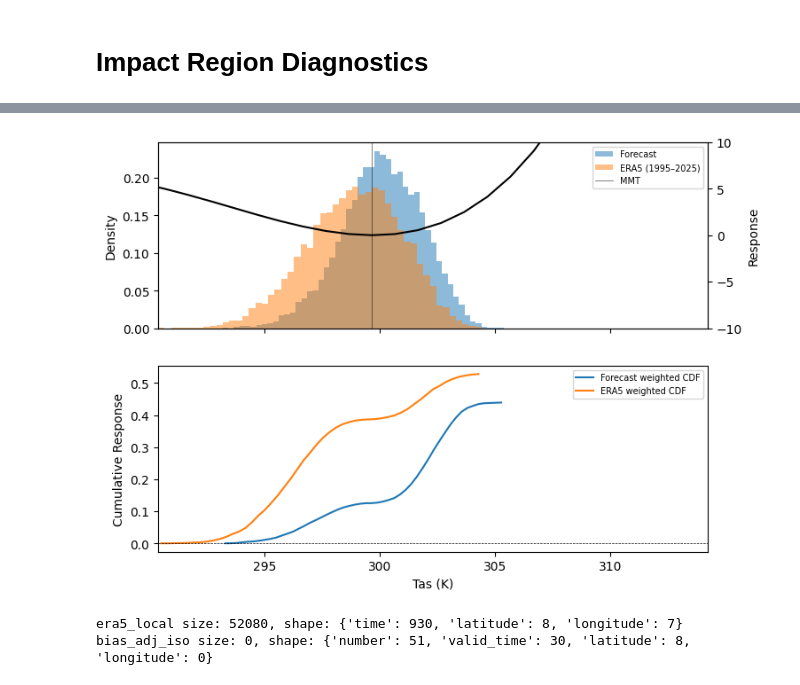
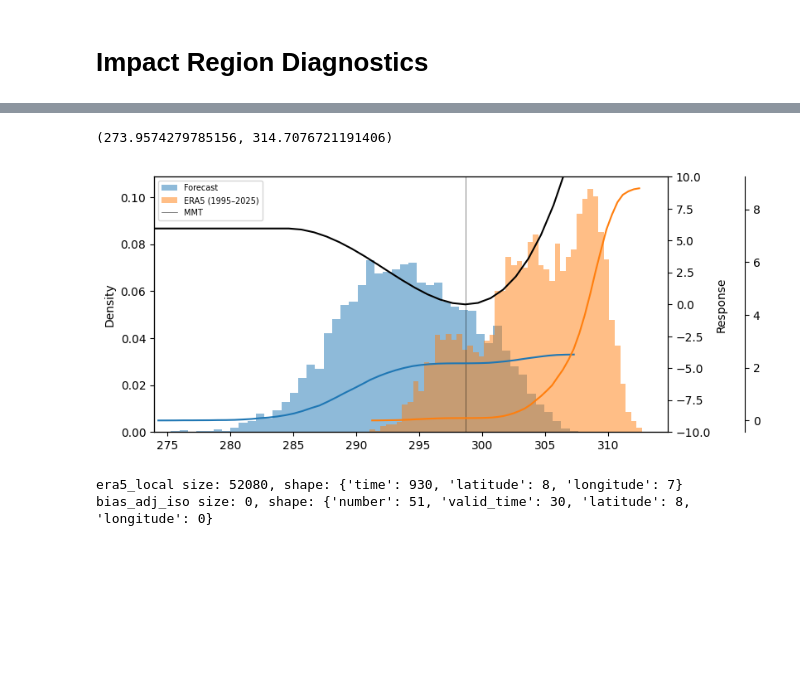
Before and after one commit to ezuetell/poreallas, a Jupyter notebook: scripts/QC02_temp_impact_compare.ipynb, the cells around one changed output, grey strips where cells are left out. Drawn from its saved outputs; the diff is of its cells as text; code cells hidden in the pictures; blank space fills up the shorter version.

Commit message:
Add response cdfs to diagnostice plot

```diff
--- a/scripts/QC02_temp_impact_compare.ipynb
+++ b/scripts/QC02_temp_impact_compare.ipynb
@@ -18,7 +18,7 @@ import cartopy.crs as ccrs
 # %%
 load_dotenv(dotenv_path="/home/emily_zuetell/projects/poreallas/env_local")
 #EFFECTS_URI = os.environ["POREALLAS_EFFECTS_URI"]
-EFFECTS_URI ="/home/emily_zuetell/projects/poreallas/scripts/projected_20250613.zarr"
+EFFECTS_URI ="/home/emily_zuetell/projects/poreallas/scripts/data/projected_20250613.zarr"
 IMPACT_REGION_POLYGONS = os.environ["POREALLAS_REGIONS_POLYGONS_URI"]
 # %%
 projected = xr.open_datatree(EFFECTS_URI, engine = 'zarr')
@@ -470,5 +470,5 @@ hvplot.save(plot, "impact_regions_interactive.html")
 # Impact Region Diagnostics
 # %%
 era5_daily = xr.open_zarr('/home/emily_zuetell/projects/poreallas/scripts/data/tas_ERA5.zarr')
-betas_mmt = xr.open_zarr("/home/emily_zuetell/projects/poreallas/scripts/beta_mmt.zarr")
+betas_mmt = xr.open_zarr("/home/emily_zuetell/projects/poreallas/scripts/data/beta_mmt.zarr")
 # %%
@@ -683,6 +707,17 @@ for i, month in enumerate(months):
         ax_hist2.set_ylabel("Response")
         ax_hist2.set_ylim(-10, 30)
 
+        ## Response CDFs
+        era5_centers, era5_cdf = weighted_cdf(era5_local_month.values.flatten())
+        fc_centers, fc_cdf = weighted_cdf(bias_adj_iso_all[i].values.flatten())
+
+        ax3 = ax_hist.twinx()
+        ax3.spines["right"].set_position(("axes", 1.15))
+
+        ax3.plot(fc_centers, fc_cdf, label="Forecast weighted CDF")
+        ax3.plot(era5_centers, era5_cdf, label="ERA5 weighted CDF")
+
+
         ax_hist.legend(fontsize=7)
         ax_hist.set_xlabel("Tas (K)")
         ax_hist.set_ylabel("Density")
@@ -797,44 +772,42 @@ response_interp = interp1d(
     bounds_error=False, fill_value=0
 )
 
 # For each distribution, compute weighted CDF
 def weighted_cdf(data, n_bins=50):
     counts, edges = np.histogram(data, bins=n_bins, density=True)
     bin_centers = (edges[:-1] + edges[1:]) / 2
     response_weights = response_interp(bin_centers)
     weighted = counts * response_weights
     cdf = np.cumsum(weighted) * np.diff(edges)  # normalize by bin width
     return bin_centers, cdf
 
 era5_centers, era5_cdf = weighted_cdf(era5_local_month.values.flatten())
 fc_centers, fc_cdf = weighted_cdf(bias_adj_iso_all[i].values.flatten())
 
-fig, (ax_top, ax_bot) = plt.subplots(2, 1, figsize=(8, 6), sharex=True)
+fig, ax_top = plt.subplots(1, 1, figsize=(8, 4), sharex=True)
 
 # Original histogram + response curve
 ax_top.hist(bias_adj_iso_all[i].values.flatten(), bins=50, alpha=0.5, label="Forecast", density=True)
 ax_top.hist(era5_local_month.values.flatten(), bins=50, alpha=0.5, label="ERA5 (1995–2025)", density=True)
 ax_top.axvline(ref_vals.values, color='black', linewidth=0.5, alpha=0.7, label="MMT")
 ax2 = ax_top.twinx()
 ax2.plot(da_temp_bins.coords['tas_bin'], da_temp_bins.values, color='black', linewidth=1.5, label="Response curve")
 ax2.set_ylim(-10, 10)
 ax2.set_ylabel("Response")
 ax_top.legend(fontsize=7)
 ax_top.set_ylabel("Density")
 
-# Weighted CDF
-ax_bot.plot(fc_centers, fc_cdf, label="Forecast weighted CDF")
-ax_bot.plot(era5_centers, era5_cdf, label="ERA5 weighted CDF")
+ax3 = ax_top.twinx()
+ax3.spines["right"].set_position(("axes", 1.15))
 
-ax_bot.axhline(0, color='black', linewidth=0.5, linestyle='--')
-ax_bot.set_xlabel("Tas (K)")
-ax_bot.set_ylabel("Cumulative Response")
-ax_bot.legend(fontsize=7)
+ax3.plot(fc_centers, fc_cdf, label="Forecast weighted CDF")
+ax3.plot(era5_centers, era5_cdf, label="ERA5 weighted CDF")
 
-for a in [ax_top, ax_bot, ax2]:
-    a.set_xlim(xmin, xmax)
+
+ax_top.set_xlim(xmin, xmax)
 # %% [output]
+(273.9574279785156, 314.7076721191406)
-[figure, old version]
+[figure, new version]
 # %%
 print(f"era5_local size: {era5_local.size}, shape: {dict(era5_local.sizes)}")
 print(f"bias_adj_iso size: {bias_adj_iso_all[i].size}, shape: {dict(bias_adj_iso_all[i].sizes)}")
```
Also changed, not shown: parts of 3 cells of this notebook.
